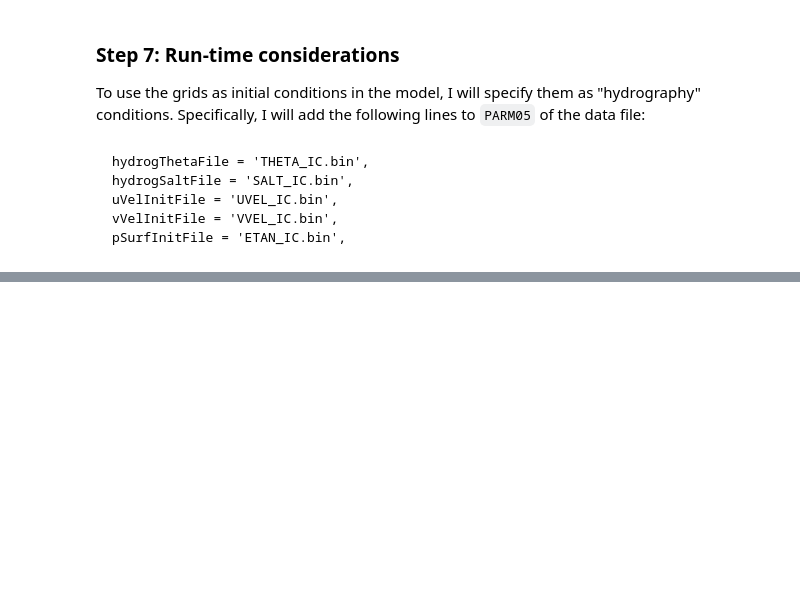
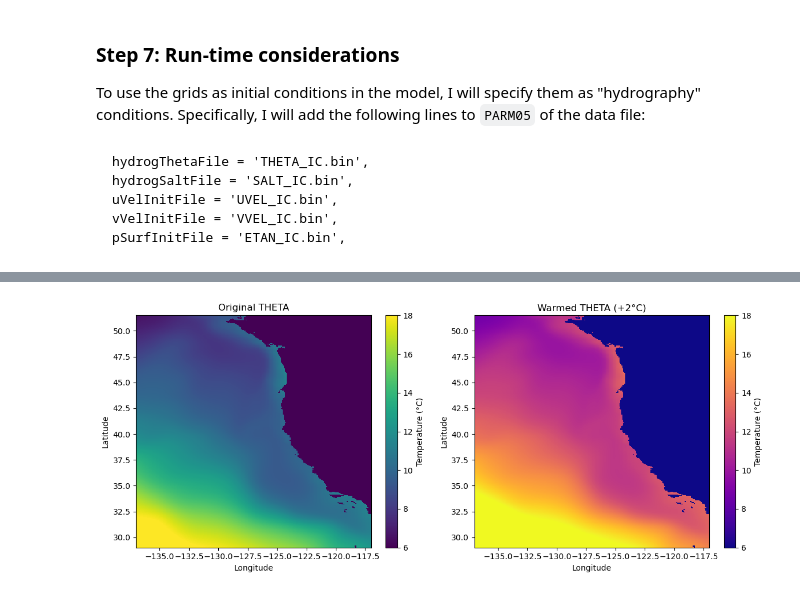
Before and after one commit to stomSJSU/cs185c_spring2025, a Jupyter notebook: project/notebooks/Creating the Initial Conditions.ipynb, the cells around one changed output, grey strips where cells are left out. Cells and saved outputs as stored; diff of their text form; code cells hidden in the pictures; blank space fills up the shorter version.

```diff
--- a/project/notebooks/Creating the Initial Conditions.ipynb
+++ b/project/notebooks/Creating the Initial Conditions.ipynb
@@ -367,0 +381,31 @@ pSurfInitFile = 'ETAN_IC.bin',
+# %%
+plt.figure(figsize=(12, 5))
+
+# Load the original THETA grid and reshape
+original_theta = np.fromfile(os.path.join(input_dir, 'THETA_IC.bin'), '>f4')
+original_theta = original_theta.reshape((np.shape(delR)[0], np.shape(XC)[0], np.shape(XC)[1]))
+original_theta_surface = original_theta[10, :, :]  # surface level
+
+# Create warmed field (+2°C)
+theta_warmed = original_theta_surface + 2
+
+# Plot original
+plt.subplot(1, 2, 1)
+C1 = plt.pcolormesh(XC, YC, original_theta_surface, cmap='viridis', shading='auto', vmin=6, vmax=18)
+plt.colorbar(C1, label='Temperature (°C)')
+plt.title('Original THETA')
+plt.xlabel('Longitude')
+plt.ylabel('Latitude')
+
+# Plot warmed
+plt.subplot(1, 2, 2)
+C2 = plt.pcolormesh(XC, YC, theta_warmed, cmap='plasma', shading='auto', vmin=6, vmax=18)
+plt.colorbar(C2, label='Temperature (°C)')
+plt.title('Warmed THETA (+2°C)')
+plt.xlabel('Longitude')
+plt.ylabel('Latitude')
+
+plt.tight_layout()
+plt.show()
+# %% [output]
+[figure, added]
```
Also changed, not shown: parts of 5 cells of this notebook.
